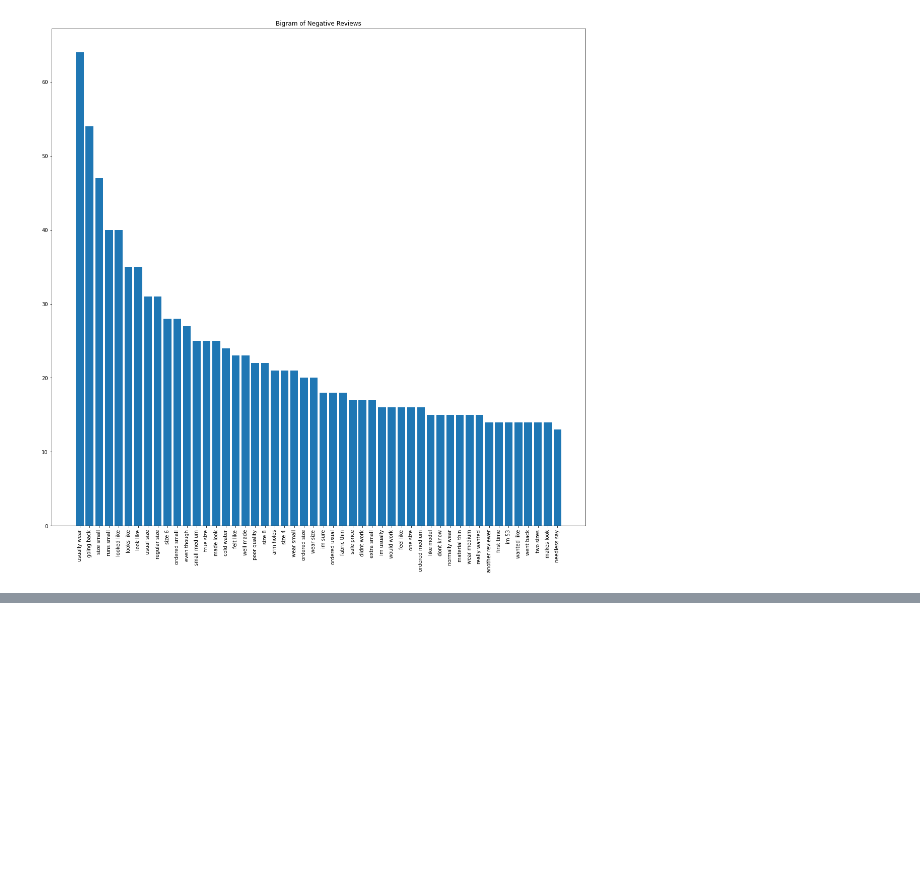
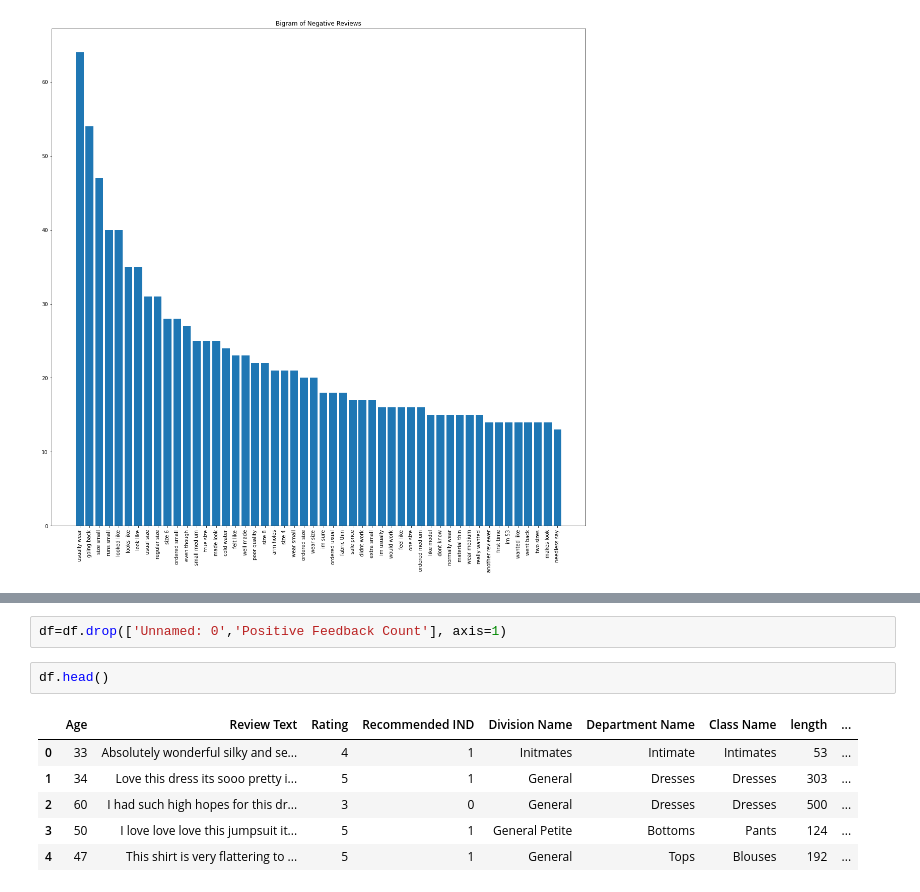
Before and after one commit to meena-shankar/E-commerce-Review-Sentiment-Analysis, a Jupyter notebook: Text_Mining.ipynb, the cells around one changed output, grey strips where cells are left out. Cells and saved outputs as stored; diff of their text form; blank space fills up the shorter version.

```diff
--- a/Text_Mining.ipynb
+++ b/Text_Mining.ipynb
@@ -689,0 +661,11 @@ Ngram(df_negative["Review_text_cleaned"],2,title="Bigram of Negative Reviews")
+# %%
+df=df.drop(['Unnamed: 0','Positive Feedback Count'], axis=1)
+# %%
+df.head()
+# %% [output]
+|  | Age | Review Text | Rating | Recommended IND | Division Name | Department Name | Class Name | length | ... |
+| 0 | 33 | Absolutely wonderful silky and se... | 4 | 1 | Initmates | Intimate | Intimates | 53 | ... |
+| 1 | 34 | Love this dress its sooo pretty i... | 5 | 1 | General | Dresses | Dresses | 303 | ... |
+| 2 | 60 | I had such high hopes for this dr... | 3 | 0 | General | Dresses | Dresses | 500 | ... |
+| 3 | 50 | I love love love this jumpsuit it... | 5 | 1 | General Petite | Bottoms | Pants | 124 | ... |
+| 4 | 47 | This shirt is very flattering to ... | 5 | 1 | General | Tops | Blouses | 192 | ... |
```
Also changed, not shown: parts of 18 cells of this notebook.
